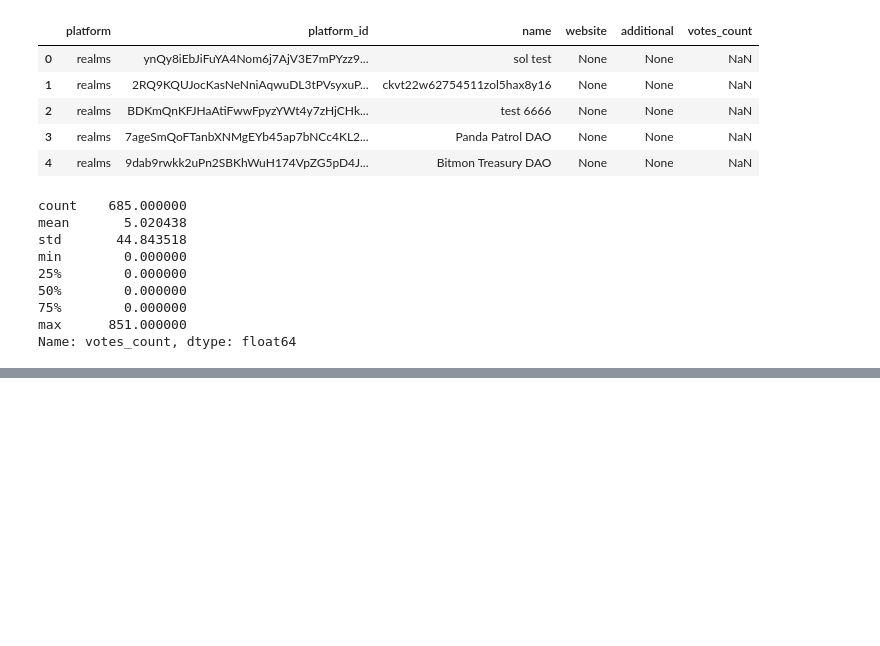
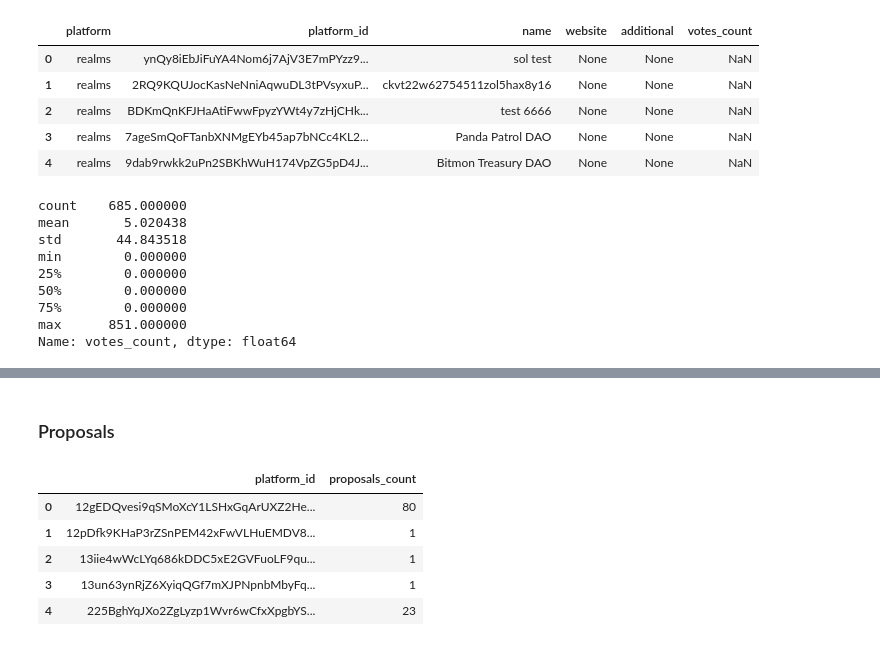
Before and after one commit to daviddavo/daos-verano, a Jupyter notebook: 001_get_deployments/realms/realms_get_deployments.ipynb, the cells around one changed output, grey strips where cells are left out. Drawn from its saved outputs; the diff is of its cells as text; code cells hidden in the pictures; blank space fills up the shorter version.

```diff
--- a/001_get_deployments/realms/realms_get_deployments.ipynb
+++ b/001_get_deployments/realms/realms_get_deployments.ipynb
@@ -114,0 +130,17 @@ Name: votes_count, dtype: float64
+# %% [markdown]
+### Proposals
+# %%
+proposals_count_df = proposals_df.groupby('platform_deployment_id').proposal_id.count()
+proposals_count_df = pd.DataFrame(proposals_count_df).reset_index()
+# set column name to proposals_count
+proposals_count_df.rename(columns={'proposal_id': 'proposals_count'}, inplace=True)
+# platform deployment id to platform id
+proposals_count_df.rename(columns={'platform_deployment_id': 'platform_id'}, inplace=True)
+proposals_count_df.head()
+# %% [output]
+|  | platform_id | proposals_count |
+| 0 | 12gEDQvesi9qSMoXcY1LSHxGqArUXZ2He... | 80 |
+| 1 | 12pDfk9KHaP3rZSnPEM42xFwVLHuEMDV8... | 1 |
+| 2 | 13iie4wWcLYq686kDDC5xE2GVFuoLF9qu... | 1 |
+| 3 | 13un63ynRjZ6XyiqQGf7mXJPNpnbMbyFq... | 1 |
+| 4 | 225BghYqJXo2ZgLyzp1Wvr6wCfxXpgbYS... | 23 |
```
Also changed, not shown: parts of 10 cells of this notebook, 5 other files.
